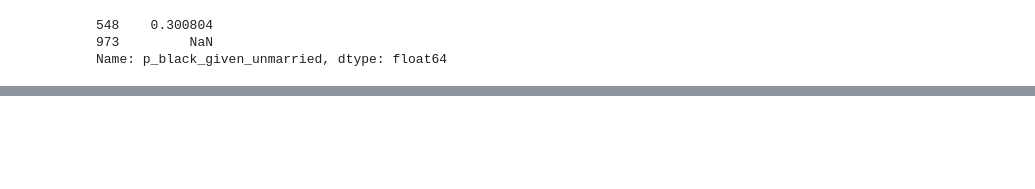
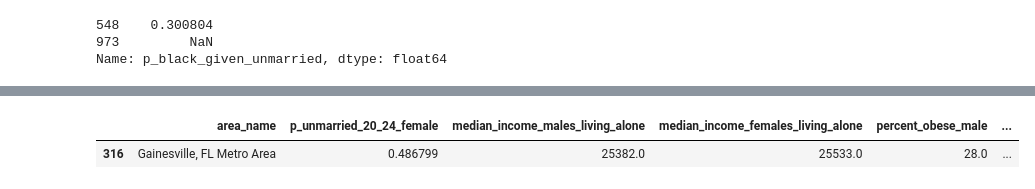
Before and after one commit to John-Curcio/census_data, a Jupyter notebook: efficient frontier - convexity.ipynb, the cells around one changed output, grey strips where cells are left out. Saved outputs shown, nothing was run; the diff lists cells and outputs as text; code cells hidden in the pictures; blank space fills up the shorter version.

```diff
--- a/efficient frontier - convexity.ipynb
+++ b/efficient frontier - convexity.ipynb
@@ -283,0 +303,5 @@ eff_df.sort_values(unmarried_age_col, ascending=False)[["area_name", *extra_cols
+# %%
+eff_df.loc[eff_df["area_name"].str.contains("FL"), ["area_name", *extra_cols]]
+# %% [output]
+|  | area_name | p_unmarried_20_24_female | median_income_males_living_alone | median_income_females_living_alone | percent_obese_male | ... |
+| 316 | Gainesville, FL Metro Area | 0.486799 | 25382.0 | 25533.0 | 28.0 | ... |
```
Also changed, not shown: parts of 23 cells of this notebook, 2 other files.
